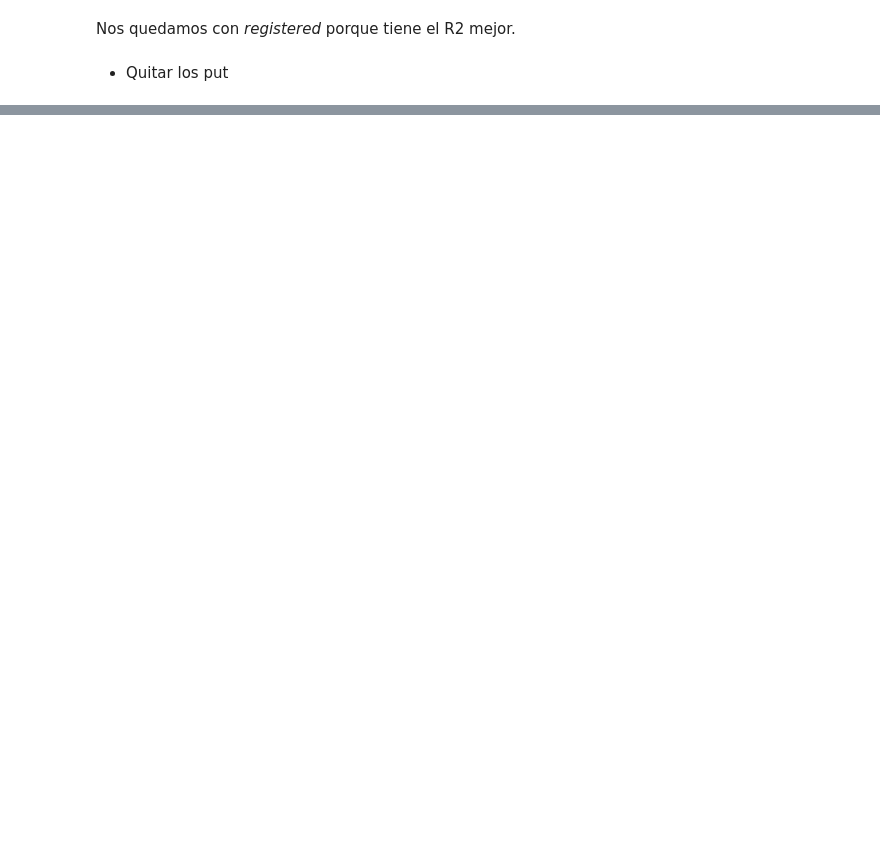
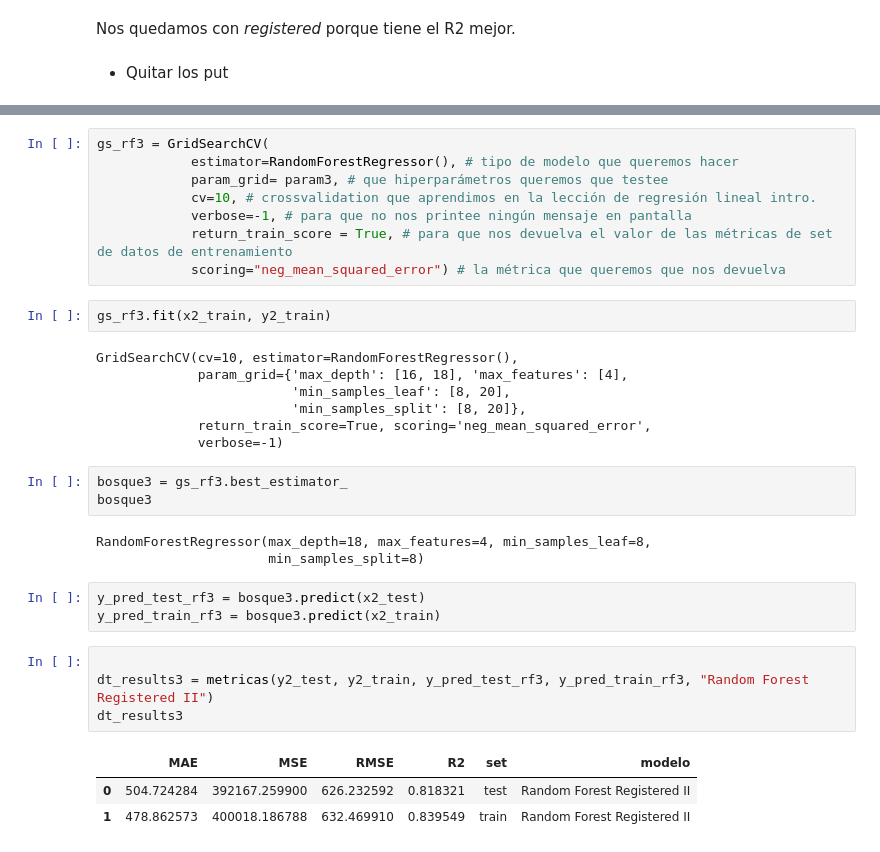
Before and after one commit to Adalab/DA-project-da-promo-c-modulo-3-team-6, a Jupyter notebook: sprint1/Sprint2_Random_Tree-1.ipynb, the cells around one changed output, grey strips where cells are left out. Cells and saved outputs as stored; diff of their text form; blank space fills up the shorter version.

```diff
--- a/sprint1/Sprint2_Random_Tree-1.ipynb
+++ b/sprint1/Sprint2_Random_Tree-1.ipynb
@@ -197,0 +207,34 @@ Nos quedamos con *registered* porque tiene el R2 mejor.
+# %%
+gs_rf3 = GridSearchCV(
+            estimator=RandomForestRegressor(), # tipo de modelo que queremos hacer
+            param_grid= param3, # que hiperparámetros queremos que testee
+            cv=10, # crossvalidation que aprendimos en la lección de regresión lineal intro.
+            verbose=-1, # para que no nos printee ningún mensaje en pantalla
+            return_train_score = True, # para que nos devuelva el valor de las métricas de set de datos de entrenamiento
+            scoring="neg_mean_squared_error") # la métrica que queremos que nos devuelva
+# %%
+gs_rf3.fit(x2_train, y2_train)
+# %% [output]
+GridSearchCV(cv=10, estimator=RandomForestRegressor(),
+             param_grid={'max_depth': [16, 18], 'max_features': [4],
+                         'min_samples_leaf': [8, 20],
+                         'min_samples_split': [8, 20]},
+             return_train_score=True, scoring='neg_mean_squared_error',
+             verbose=-1)
+# %%
+bosque3 = gs_rf3.best_estimator_
+bosque3
+# %% [output]
+RandomForestRegressor(max_depth=18, max_features=4, min_samples_leaf=8,
+                      min_samples_split=8)
+# %%
+y_pred_test_rf3 = bosque3.predict(x2_test)
+y_pred_train_rf3 = bosque3.predict(x2_train)
+# %%
+
+dt_results3 = metricas(y2_test, y2_train, y_pred_test_rf3, y_pred_train_rf3, "Random Forest Registered II")
+dt_results3
+# %% [output]
+|  | MAE | MSE | RMSE | R2 | set | modelo |
+| 0 | 504.724284 | 392167.259900 | 626.232592 | 0.818321 | test | Random Forest Registered II |
+| 1 | 478.862573 | 400018.186788 | 632.469910 | 0.839549 | train | Random Forest Registered II |
```
Also changed, not shown: parts of 19 cells of this notebook, 8 other files.
